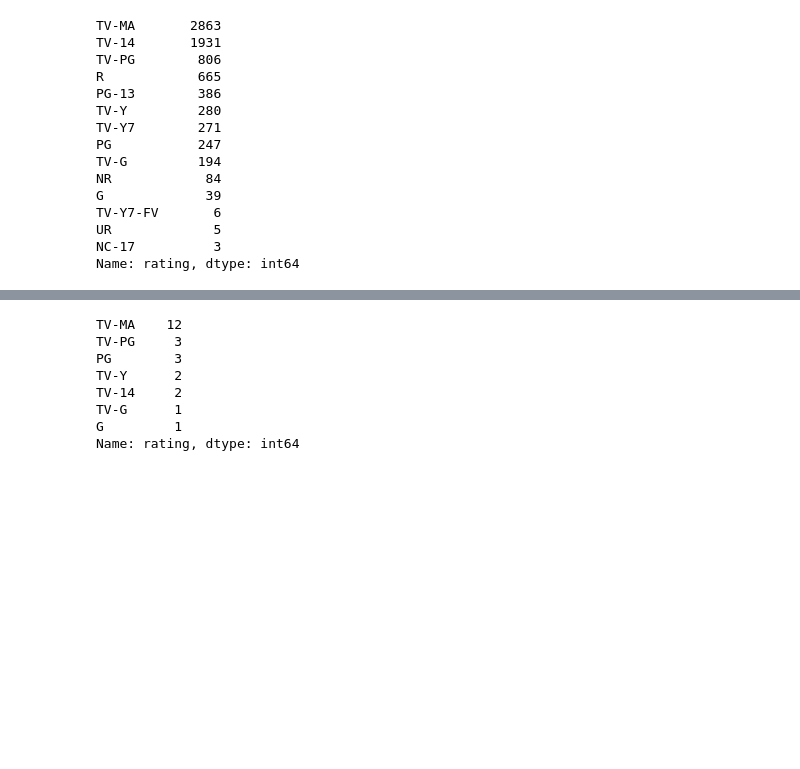
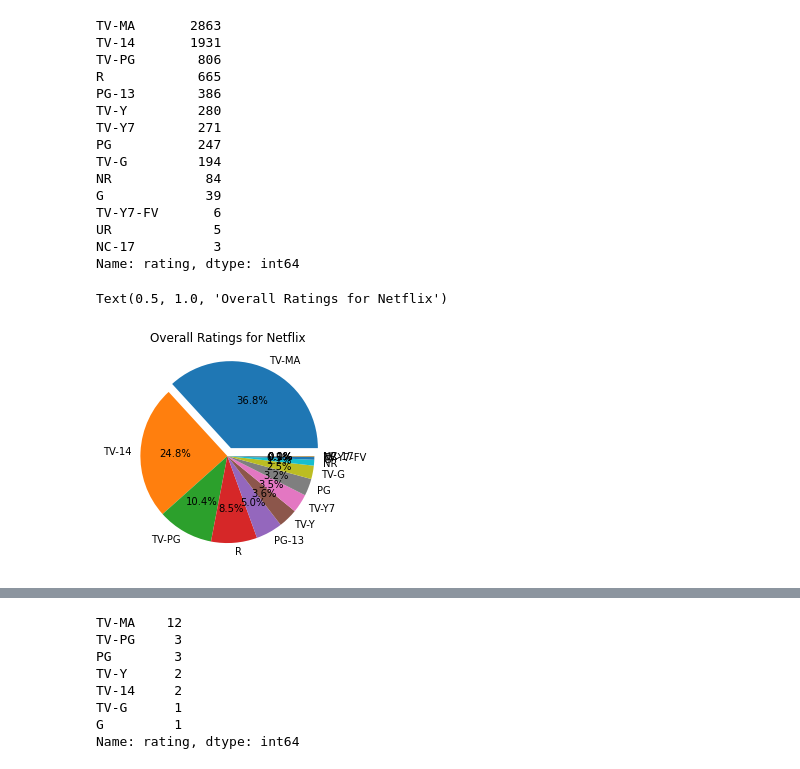
Before and after one commit to shades9a/Netflix_Catolog, a Jupyter notebook: Netflix_Compare.ipynb, the cells around one changed output, grey strips where cells are left out. Drawn from its saved outputs; the diff is of its cells as text; code cells hidden in the pictures; blank space fills up the shorter version.

Commit message:
Overall Percentages and add image folder

```diff
--- a/Netflix_Compare.ipynb
+++ b/Netflix_Compare.ipynb
@@ -42,0 +87,31 @@ Name: rating, dtype: int64
+# %%
+# find percentage of each rating
+percent_tvma = len(netflix_info_tvma) / len(netflix_info) *100
+percent_tv14 = len(netflix_info_tv14) / len(netflix_info) *100
+percent_tvpg = len(netflix_info_tvpg) / len(netflix_info) *100
+percent_r = len(netflix_info_r) / len(netflix_info) *100
+percent_pg13 = len(netflix_info_pg13) / len(netflix_info) *100
+percent_tvy = len(netflix_info_tvy) / len(netflix_info) *100
+percent_tvy7 = len(netflix_info_tvy7) / len(netflix_info) *100
+percent_pg = len(netflix_info_pg) / len(netflix_info) *100
+percent_tvg = len(netflix_info_tvg) / len(netflix_info) *100
+percent_nr = len(netflix_info_nr) / len(netflix_info) *100
+percent_g = len(netflix_info_g) / len(netflix_info) *100
+percent_tvy7fv = len(netflix_info_tvy7fv) / len(netflix_info) *100
+percent_ur = len(netflix_info_ur) / len(netflix_info) *100
+percent_nc17 = len(netflix_info_nc17) / len(netflix_info) *100
+
+
+percentage_ratings = pd.DataFrame({ 'Rating': ['TV-MA', 'TV-14', 'TV-PG', 'R', 'PG-13', 'TV-Y', 'TV-Y7', 'PG',
+                                                     'TV-G', 'NR', 'G', 'TV-Y7-FV', 'UR', 'NC-17'],
+                                          'Percentage': [percent_tvma, percent_tv14, percent_tvpg, percent_r, percent_pg13, percent_tvy, percent_tvy7,
+                                                         percent_pg, percent_tvg, percent_nr, percent_g, percent_tvy7fv, percent_ur, percent_nc17]})
+# %%
+values = percentage_ratings['Percentage']
+labels = percentage_ratings['Rating']
+plt.pie(values,labels = labels,autopct='%1.1f%%',explode=(0.1,0,0,0,0,0,0,0,0,0,0,0,0,0))
+plt.title('Overall Ratings for Netflix')
+#plt.legend(labels,loc=3)
+# %% [output]
+Text(0.5, 1.0, 'Overall Ratings for Netflix')
+[figure, added]
```
Also changed, not shown: parts of 3 cells of this notebook, 1 other file.
